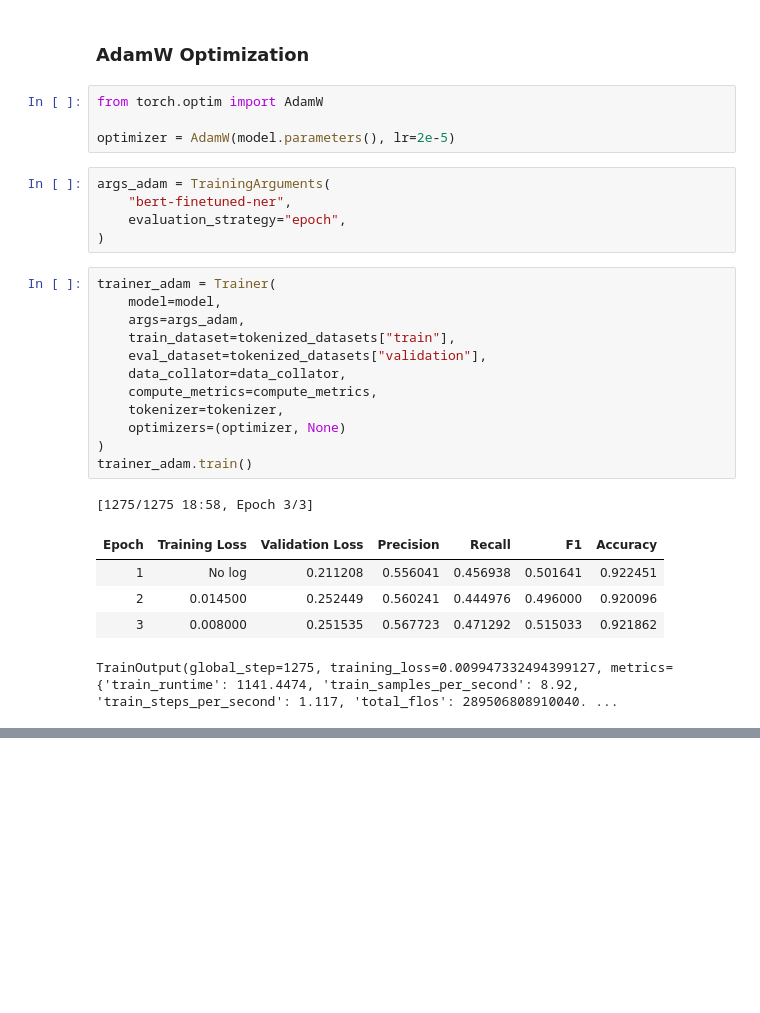
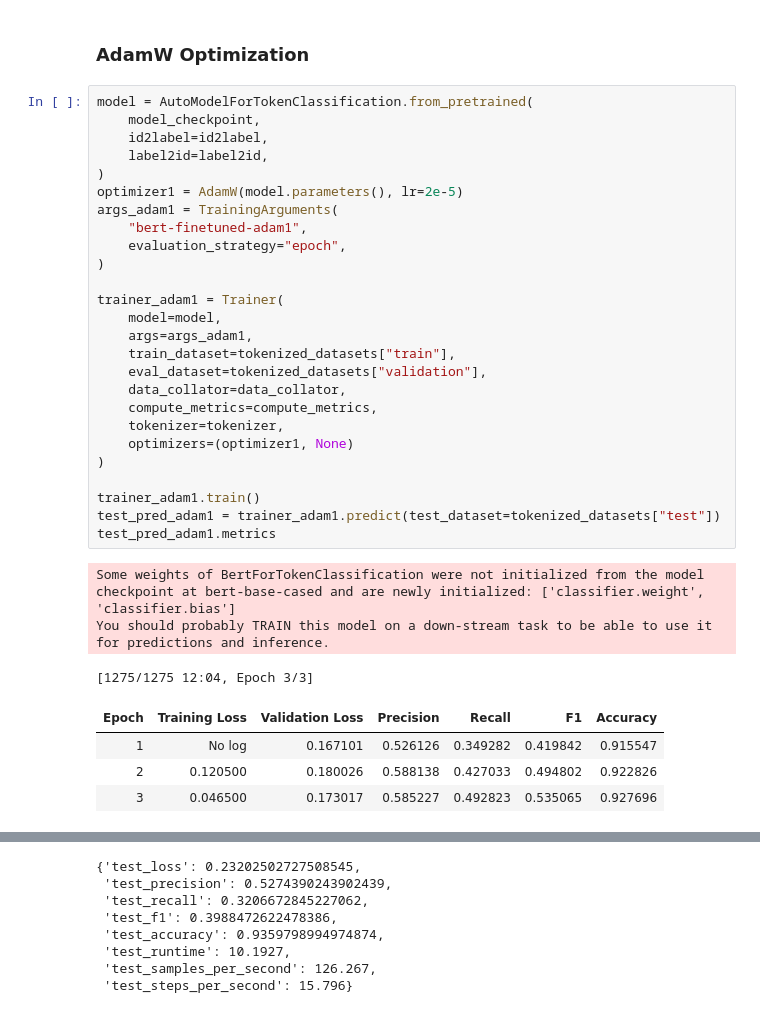
Before and after one commit to arsenignatosyan/text_mining, a Jupyter notebook: as2/assignment2.ipynb, the cells around one changed output, grey strips where cells are left out. Cells and saved outputs as stored; diff of their text form; blank space fills up the shorter version.

Commit message:
added more models for token classification

```diff
--- a/as2/assignment2.ipynb
+++ b/as2/assignment2.ipynb
@@ -235,30 +250,36 @@ test_pred_baseline.metrics
 # %% [markdown]
 ### AdamW Optimization
-# %%
-from torch.optim import AdamW
-
-optimizer = AdamW(model.parameters(), lr=2e-5)
-# %%
-args_adam = TrainingArguments(
-    "bert-finetuned-ner",
-    evaluation_strategy="epoch",
-)
 # %%
-trainer_adam = Trainer(
+model = AutoModelForTokenClassification.from_pretrained(
+    model_checkpoint,
+    id2label=id2label,
+    label2id=label2id,
+)
+optimizer1 = AdamW(model.parameters(), lr=2e-5)
+args_adam1 = TrainingArguments(
+    "bert-finetuned-adam1",
+    evaluation_strategy="epoch",
+)
+
+trainer_adam1 = Trainer(
     model=model,
-    args=args_adam,
+    args=args_adam1,
     train_dataset=tokenized_datasets["train"],
     eval_dataset=tokenized_datasets["validation"],
     data_collator=data_collator,
     compute_metrics=compute_metrics,
     tokenizer=tokenizer,
-    optimizers=(optimizer, None)
+    optimizers=(optimizer1, None)
 )
-trainer_adam.train()
+
+trainer_adam1.train()
+test_pred_adam1 = trainer_adam1.predict(test_dataset=tokenized_datasets["test"])
+test_pred_adam1.metrics
 # %% [output]
-[1275/1275 18:58, Epoch 3/3]
+Some weights of BertForTokenClassification were not initialized from the model checkpoint at bert-base-cased and are newly initialized: ['classifier.weight', 'classifier.bias']
+You should probably TRAIN this model on a down-stream task to be able to use it for predictions and inference.
+[1275/1275 12:04, Epoch 3/3]
 | Epoch | Training Loss | Validation Loss | Precision | Recall | F1 | Accuracy |
-| 1 | No log | 0.211208 | 0.556041 | 0.456938 | 0.501641 | 0.922451 |
-| 2 | 0.014500 | 0.252449 | 0.560241 | 0.444976 | 0.496000 | 0.920096 |
-| 3 | 0.008000 | 0.251535 | 0.567723 | 0.471292 | 0.515033 | 0.921862 |
+| 1 | No log | 0.167101 | 0.526126 | 0.349282 | 0.419842 | 0.915547 |
+| 2 | 0.120500 | 0.180026 | 0.588138 | 0.427033 | 0.494802 | 0.922826 |
+| 3 | 0.046500 | 0.173017 | 0.585227 | 0.492823 | 0.535065 | 0.927696 |
-TrainOutput(global_step=1275, training_loss=0.009947332494399127, metrics={'train_runtime': 1141.4474, 'train_samples_per_second': 8.92, 'train_steps_per_second': 1.117, 'total_flos': 289506808910040. ...
@@ -264,0 +287,8 @@ TrainOutput(global_step=1275, training_loss=0.009947332494399127, metrics={'trai
+{'test_loss': 0.23202502727508545,
+ 'test_precision': 0.5274390243902439,
+ 'test_recall': 0.3206672845227062,
+ 'test_f1': 0.3988472622478386,
+ 'test_accuracy': 0.9359798994974874,
+ 'test_runtime': 10.1927,
+ 'test_samples_per_second': 126.267,
+ 'test_steps_per_second': 15.796}
```
Also changed, not shown: parts of 13 cells of this notebook.
